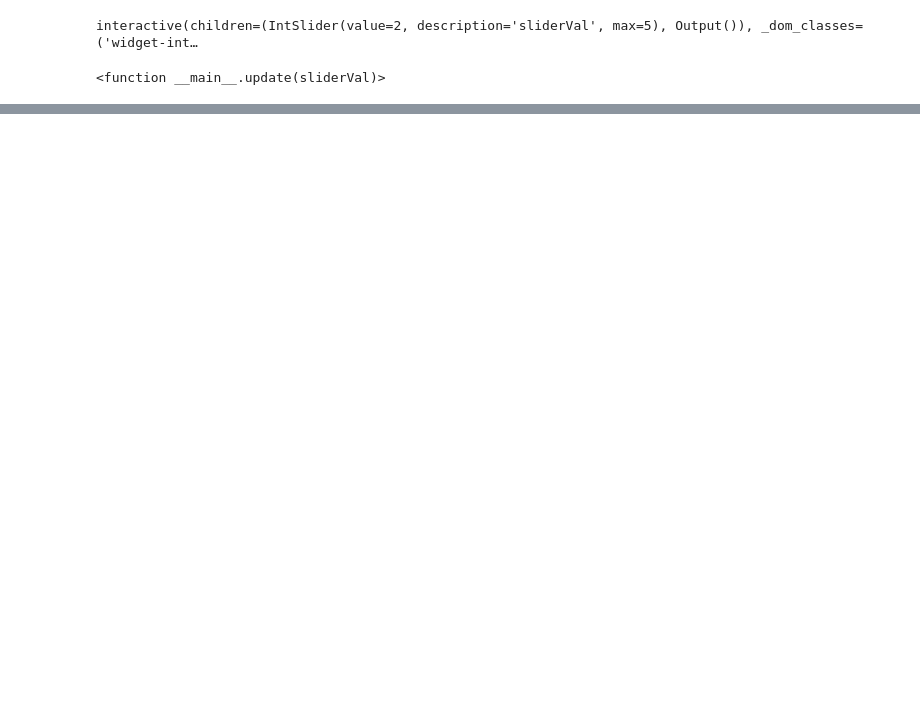
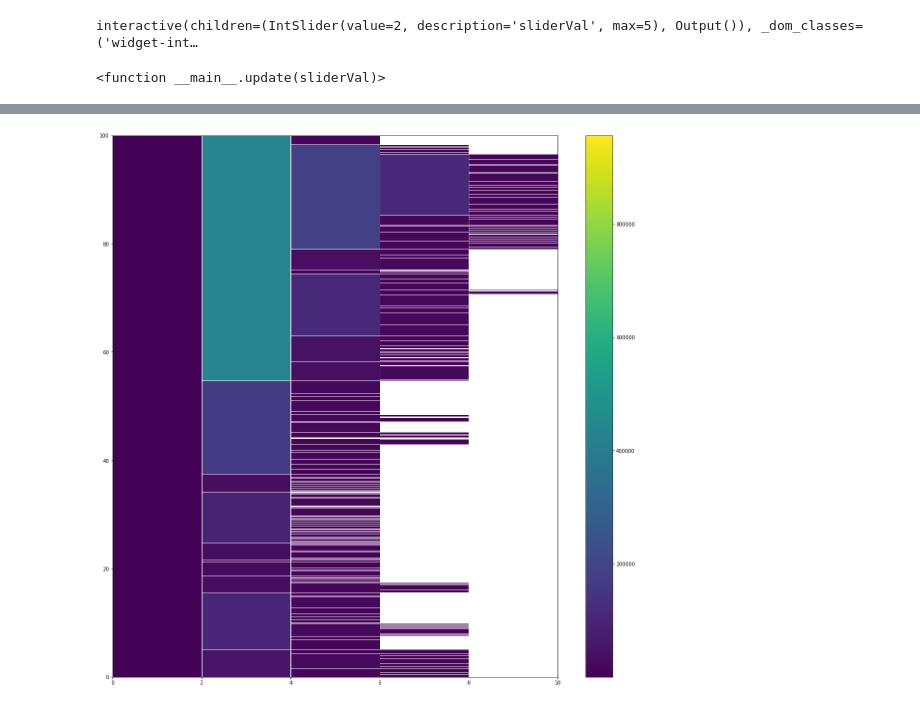
Before and after one commit to siddharth0112358/Visualizations, a Jupyter notebook: hierarchical_visualizations.ipynb, the cells around one changed output, grey strips where cells are left out. Cells and saved outputs as stored; diff of their text form; code cells hidden in the pictures; blank space fills up the shorter version.

```diff
--- a/hierarchical_visualizations.ipynb
+++ b/hierarchical_visualizations.ipynb
@@ -76,0 +204,63 @@ interactive(children=(IntSlider(value=2, description='sliderVal', max=5), Output
+# %%
+# #2
+# #ADD LEGEND
+
+#ENTER VALUE FROM 0-5
+VALUE = 5
+
+
+sh = nx.shortest_path_length(G, 'flare')
+fig, ax = plt.subplots(figsize=(20,20))
+
+
+plt.xlim([0, 10])
+plt.ylim([0, 100])
+sh = nx.shortest_path_length(G, 'flare')
+
+importer = DictImporter()
+root = importer.import_(js_data)
+pat = {}
+max_val = 956129
+def parse_json2(parent, data, value):
+    curr = parent
+    if sh[data.name] >= value:
+        return
+    if curr == None:
+        ax.add_patch(Rectangle((0, 0), 2, 100, edgecolor= 'white', facecolor=cm.viridis(1)))
+        pat[data.name]=[(0,0), 2, 100]
+    elif curr !=None:
+
+        gr_info_p = pat[parent]
+        size_num_p = cols[parent]
+        level = sh[parent]
+        node_size = cols[data.name]
+        x = (level + 1)*2
+        size_perc = (cols[data.name]/max_val)*100
+        y = gr_info_p[0][1]
+        ax.add_patch(Rectangle((x,y),2,size_perc, edgecolor ='white', facecolor=cm.viridis(node_size/max_val)))
+        t = [(gr_info_p[0][0], gr_info_p[0][1]+size_perc), gr_info_p[1], gr_info_p[2]]
+        pat[parent] = t
+        pat[data.name] = [(x,y),2,size_perc]
+
+
+
+    if len(data.children) == 0:
+        return
+
+    for i in data.children:
+
+            parse_json2(i.parent.name,i, value)
+
+    return
+
+
+parse_json2(None, root, VALUE)
+c = plt.get_cmap("viridis")
+m = ScalarMappable(Normalize(min(col_lis), max(col_lis)), c)
+
+clb = plt.colorbar(m)
+
+#legend
+plt.show()
+# %% [output]
+[figure, added]
```
Also changed, not shown: parts of 10 cells of this notebook.
